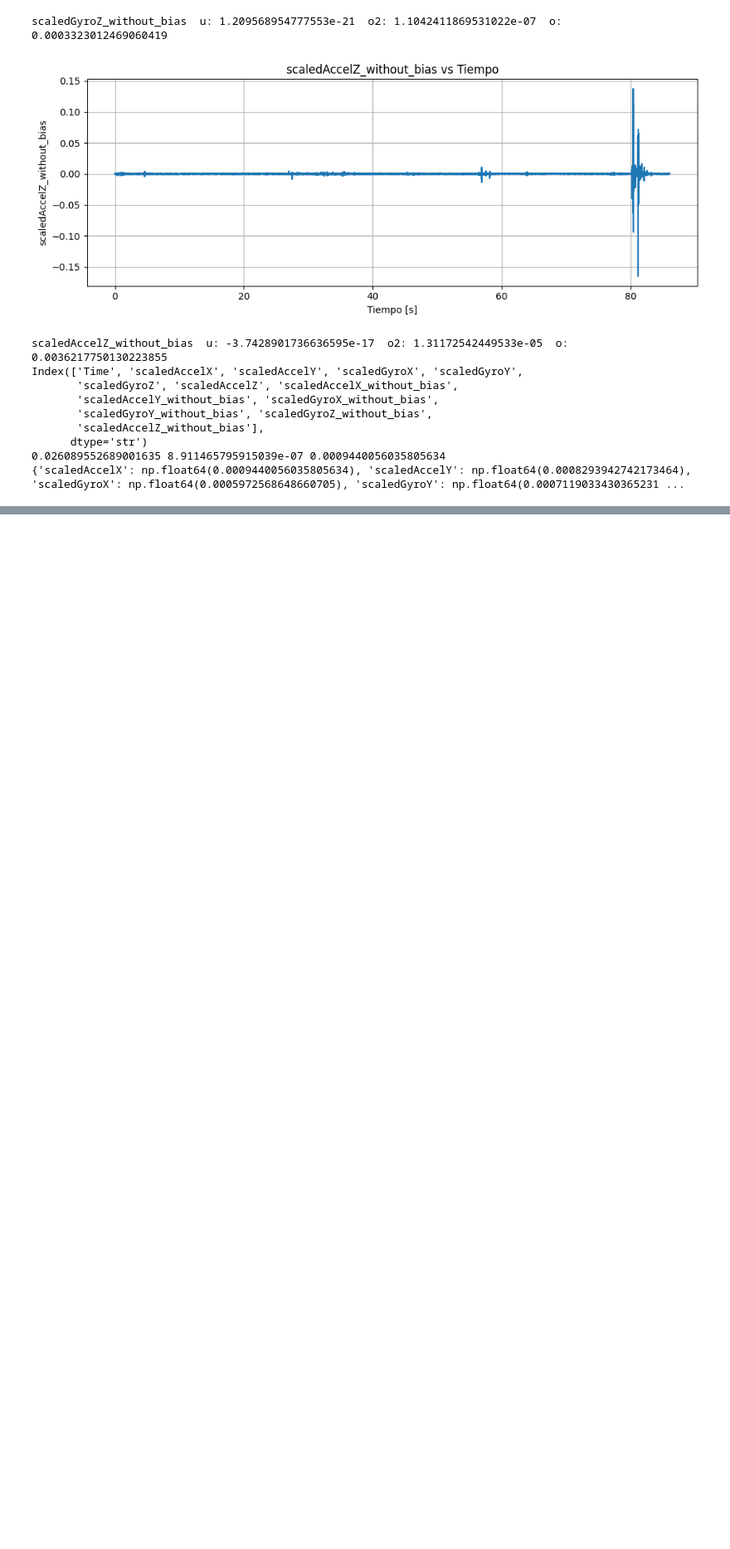
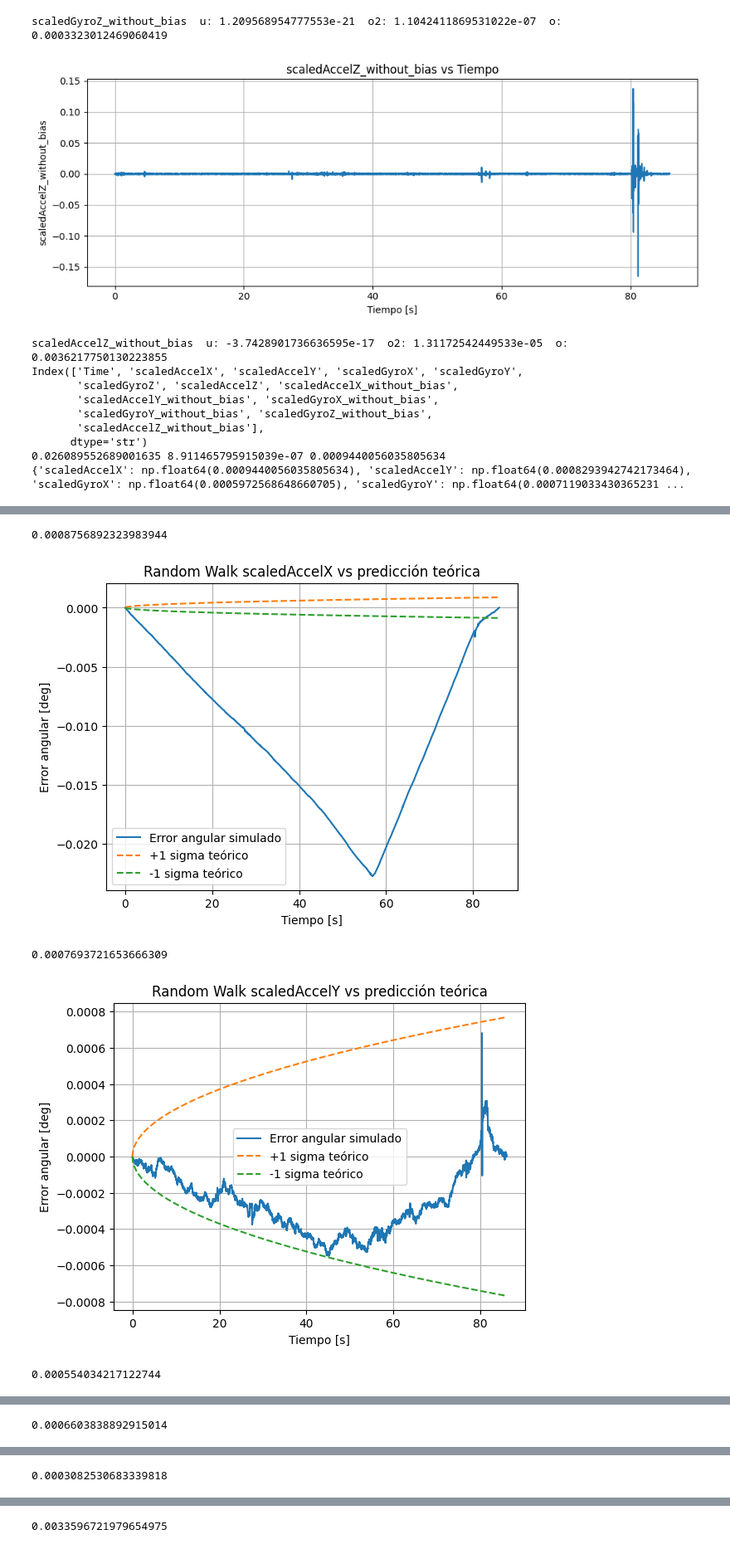
Before and after one commit to JuanAlva/ins_val, a Jupyter notebook: main.ipynb, the cells around one changed output, grey strips where cells are left out. Shown at 83% size. Drawn from its saved outputs; the diff is of its cells as text; code cells hidden in the pictures; blank space fills up the shorter version.

```diff
--- a/main.ipynb
+++ b/main.ipynb
@@ -234,19 +235,7 @@ sigma_rw()
 print(std)
 print(sigma_randow_walk)
 
-def plot_angular_error_prediction(df, col):
-
-    t = (df["Time"] - df["Time"].iloc[0]) / 1e9
-
-    plt.plot(t, theta, label="Error angular simulado")
-    plt.plot(t, sigma_theta_teorico, "--", label="+1 sigma teórico")
-    plt.plot(t, -sigma_theta_teorico, "--", label="-1 sigma teórico")
-    plt.xlabel("Tiempo [s]")
-    plt.ylabel("Error angular [deg]")
-    plt.title("Random Walk angular vs predicción teórica")
-    plt.legend()
-    plt.grid()
-    plt.show()
+print(std['scaledAccelX'])
 # %% [output]
 {'scaledAccelX': np.float64(0.0009440056035805634), 'scaledAccelY': np.float64(0.0008293942742173464), 'scaledGyroX': np.float64(0.0005972568648660705), 'scaledGyroY': np.float64(0.0007119033430365231 ...
 {'scaledAccelX': np.float64(0.0008756892323983944), 'scaledAccelY': np.float64(0.0007693721653666309), 'scaledGyroX': np.float64(0.000554034217122744), 'scaledGyroY': np.float64(0.0006603838892915014) ...
@@ -252,0 +243,36 @@ def plot_angular_error_prediction(df, col):
+# %%
+def plot_angular_error_prediction(df, col):
+
+    theta = np.cumsum(df[col]) * dt
+
+    t = (df["Time"] - df["Time"].iloc[0]) / 1e9
+    # print(t)
+
+    name_column_clear = col.rsplit('_without_bias')[0]
+
+    print(sigma_randow_walk[name_column_clear])
+
+    sigma_theta_teorico = std[name_column_clear] * np.sqrt(dt * t)
+
+    plt.plot(t, theta, label="Error angular simulado")
+    plt.plot(t, sigma_theta_teorico, "--", label="+1 sigma teórico")
+    plt.plot(t, -sigma_theta_teorico, "--", label="-1 sigma teórico")
+    plt.xlabel("Tiempo [s]")
+    plt.ylabel("Error angular [deg]")
+    plt.title(f"Random Walk {name_column_clear} vs predicción teórica")
+    plt.legend()
+    plt.grid()
+    plt.show()
+
+for column in df.columns[7:13]:
+    # print(column)
+    # name_clear = column.rsplit('_without_bias')[0]
+
+    # print(name_clear)
+    plot_angular_error_prediction(df=df, col=column)
+# %% [output]
+0.0008756892323983944
+[figure, added]
+0.0007693721653666309
+[figure, added]
+0.000554034217122744
@@ -252,0 +280 @@ def plot_angular_error_prediction(df, col):
+0.0006603838892915014
@@ -252,0 +282 @@ def plot_angular_error_prediction(df, col):
+0.0003082530683339818
@@ -252,0 +284 @@ def plot_angular_error_prediction(df, col):
+0.0033596721979654975
```
Also changed, not shown: parts of 4 cells of this notebook, 2 other files.
